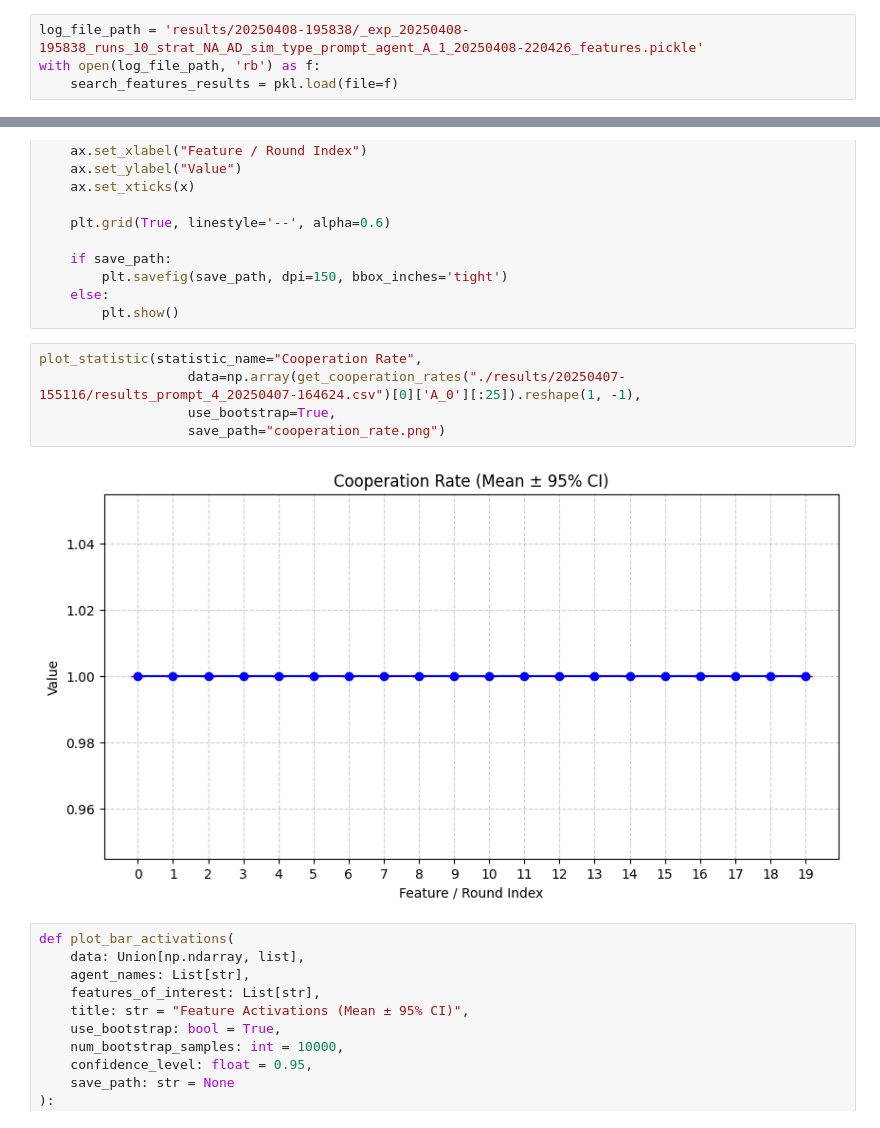
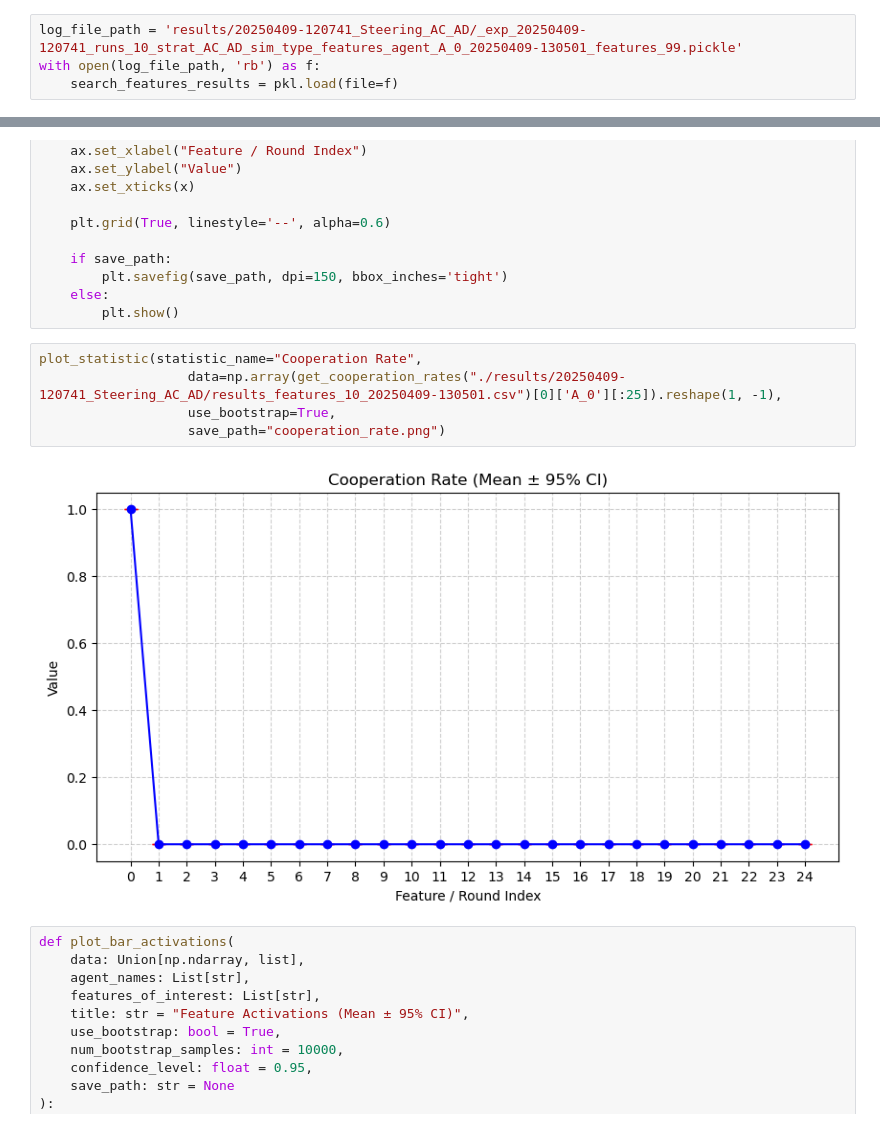
Before and after one commit to moodlep/apart_gf_hackathon, a Jupyter notebook: analysis.ipynb, the cells around one changed output, grey strips where cells are left out. Cells and saved outputs as stored; diff of their text form.

```diff
--- a/analysis.ipynb
+++ b/analysis.ipynb
@@ -95,7 +95,7 @@ len(converted_whole_feats), len(converted_whole_feats[0]), converted_whole_feats
    'run_idx': 0,
    'property': 'top_features'}])
 # %%
-log_file_path = 'results/20250408-195838/_exp_20250408-195838_runs_10_strat_NA_AD_sim_type_prompt_agent_A_1_20250408-220426_features.pickle'
+log_file_path = 'results/20250409-120741_Steering_AC_AD/_exp_20250409-120741_runs_10_strat_AC_AD_sim_type_features_agent_A_0_20250409-130501_features_99.pickle'
 with open(log_file_path, 'rb') as f:
     search_features_results = pkl.load(file=f)
 # %%
@@ -241,11 +241,11 @@ def plot_statistic(statistic_name: str,
         plt.show()
 # %%
 plot_statistic(statistic_name="Cooperation Rate",
-                   data=np.array(get_cooperation_rates("./results/20250407-155116/results_prompt_4_20250407-164624.csv")[0]['A_0'][:25]).reshape(1, -1),
+                   data=np.array(get_cooperation_rates("./results/20250409-120741_Steering_AC_AD/results_features_10_20250409-130501.csv")[0]['A_0'][:25]).reshape(1, -1),
                    use_bootstrap=True,
                    save_path="cooperation_rate.png")
 # %% [output]
-[figure, old version]
+[figure, new version]
 # %%
 def plot_bar_activations(
     data: Union[np.ndarray, list],
```
Also changed, not shown: parts of 5 cells of this notebook, 2 other files.
